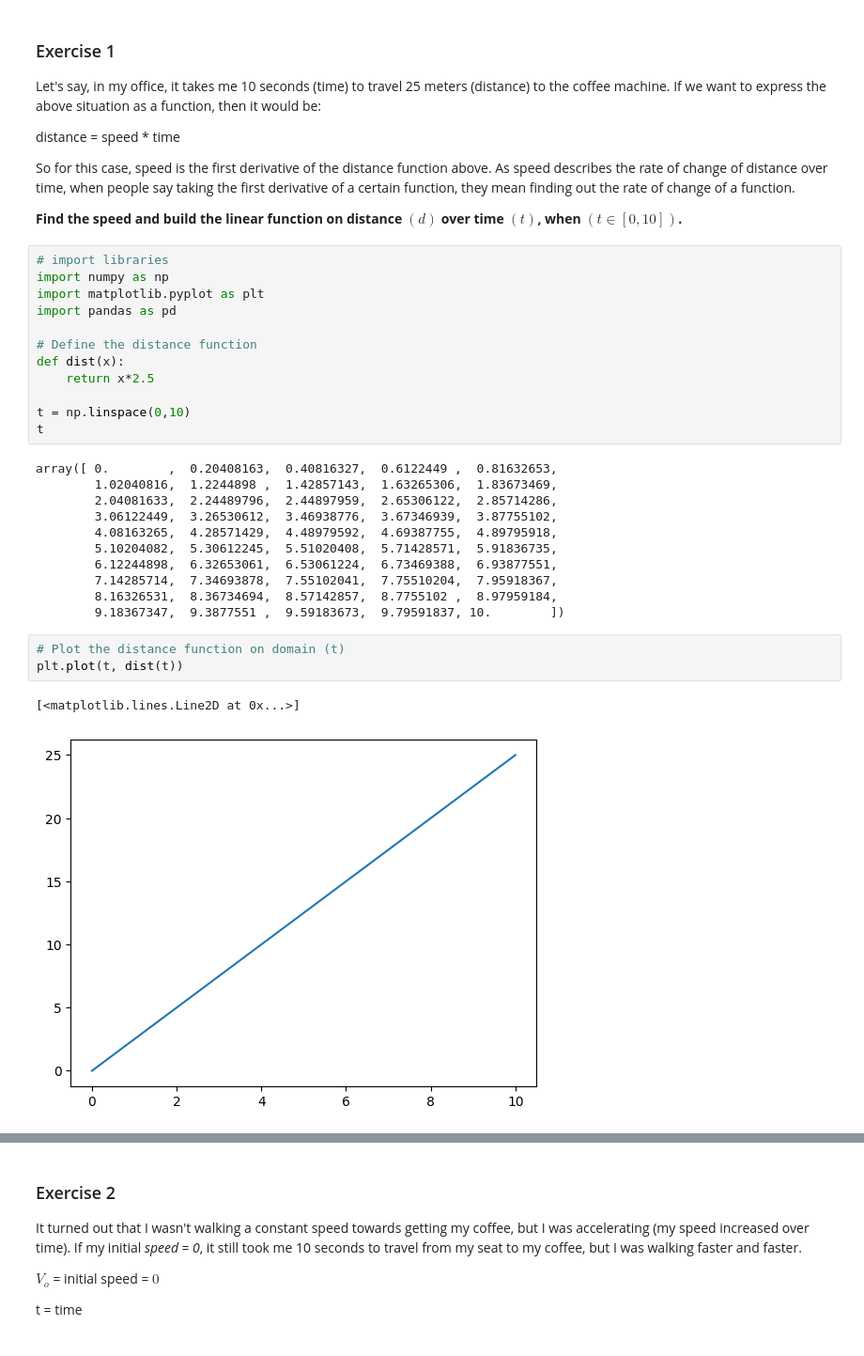
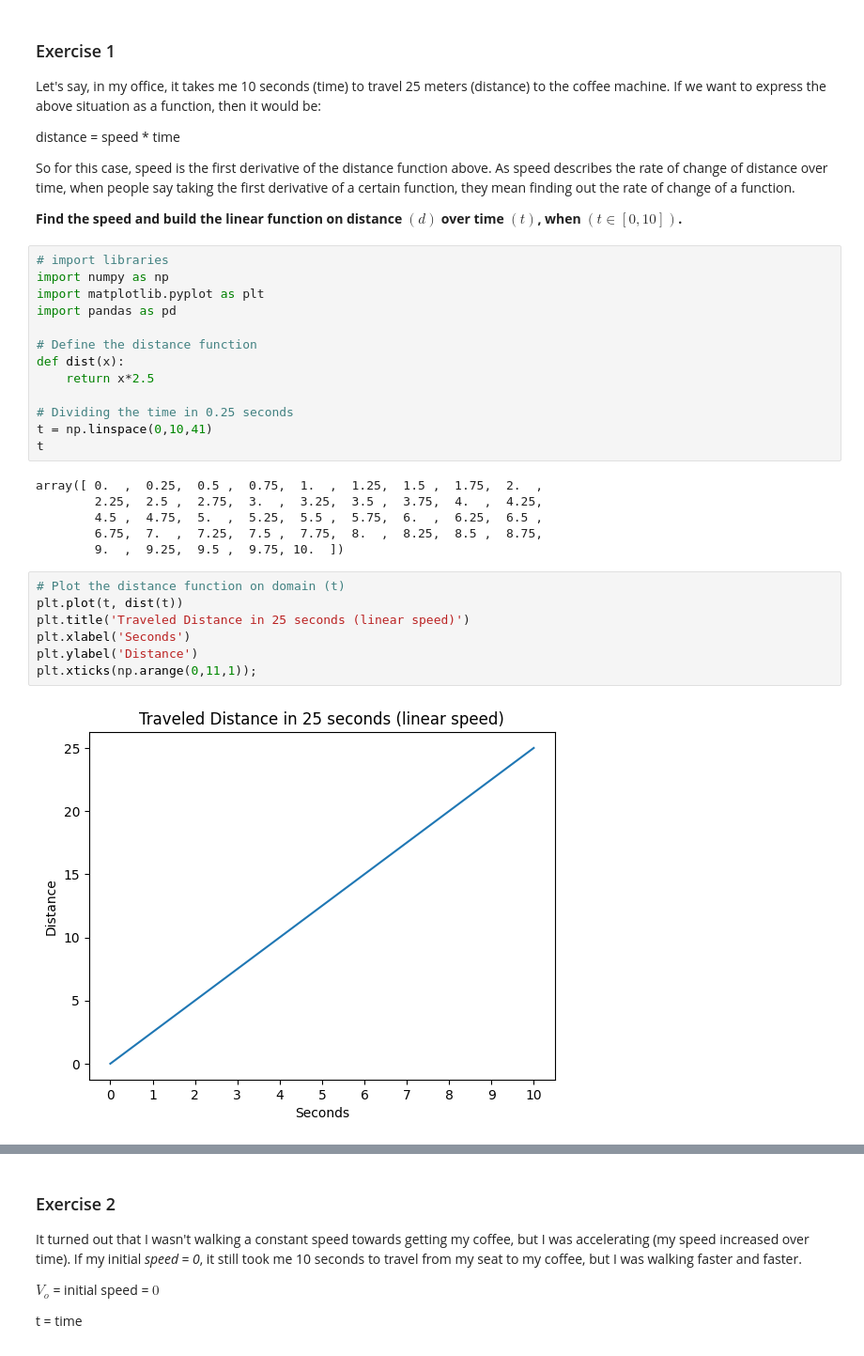
Before and after one commit to noehurtado/calculus-and-algebra-problems-with-python, a Jupyter notebook: notebook/problems.ipynb, the cells around one changed output, grey strips where cells are left out. Shown at 94% size. Drawn from its saved outputs; the diff is of its cells as text.

```diff
--- a/notebook/problems.ipynb
+++ b/notebook/problems.ipynb
@@ -31,25 +31,24 @@ import pandas as pd
 def dist(x):
     return x*2.5
 
-t = np.linspace(0,10)
+# Dividing the time in 0.25 seconds
+t = np.linspace(0,10,41)
 t
 # %% [output]
-array([ 0.        ,  0.20408163,  0.40816327,  0.6122449 ,  0.81632653,
-        1.02040816,  1.2244898 ,  1.42857143,  1.63265306,  1.83673469,
-        2.04081633,  2.24489796,  2.44897959,  2.65306122,  2.85714286,
-        3.06122449,  3.26530612,  3.46938776,  3.67346939,  3.87755102,
-        4.08163265,  4.28571429,  4.48979592,  4.69387755,  4.89795918,
-        5.10204082,  5.30612245,  5.51020408,  5.71428571,  5.91836735,
-        6.12244898,  6.32653061,  6.53061224,  6.73469388,  6.93877551,
-        7.14285714,  7.34693878,  7.55102041,  7.75510204,  7.95918367,
-        8.16326531,  8.36734694,  8.57142857,  8.7755102 ,  8.97959184,
-        9.18367347,  9.3877551 ,  9.59183673,  9.79591837, 10.        ])
+array([ 0.  ,  0.25,  0.5 ,  0.75,  1.  ,  1.25,  1.5 ,  1.75,  2.  ,
+        2.25,  2.5 ,  2.75,  3.  ,  3.25,  3.5 ,  3.75,  4.  ,  4.25,
+        4.5 ,  4.75,  5.  ,  5.25,  5.5 ,  5.75,  6.  ,  6.25,  6.5 ,
+        6.75,  7.  ,  7.25,  7.5 ,  7.75,  8.  ,  8.25,  8.5 ,  8.75,
+        9.  ,  9.25,  9.5 ,  9.75, 10.  ])
 # %%
 # Plot the distance function on domain (t)
 plt.plot(t, dist(t))
+plt.title('Traveled Distance in 25 seconds (linear speed)')
+plt.xlabel('Seconds')
+plt.ylabel('Distance')
+plt.xticks(np.arange(0,11,1));
 # %% [output]
-[<matplotlib.lines.Line2D at 0x...>]
-[figure, old version]
+[figure, new version]
 # %%
 # Create a DataFrame
 df1 = pd.DataFrame({'time': t, 'distance': dist(t)})
```
Also changed, not shown: parts of 5 cells of this notebook.
